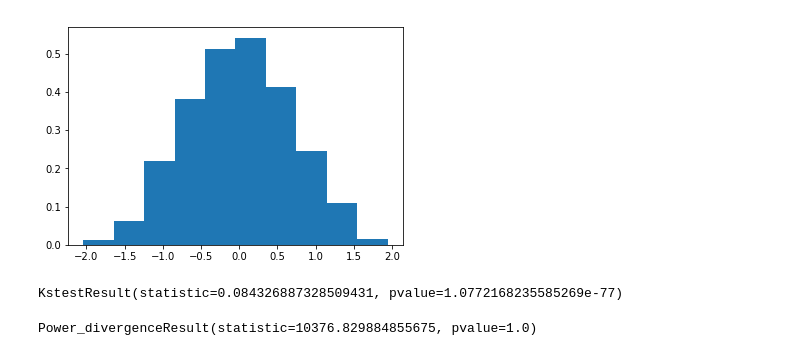
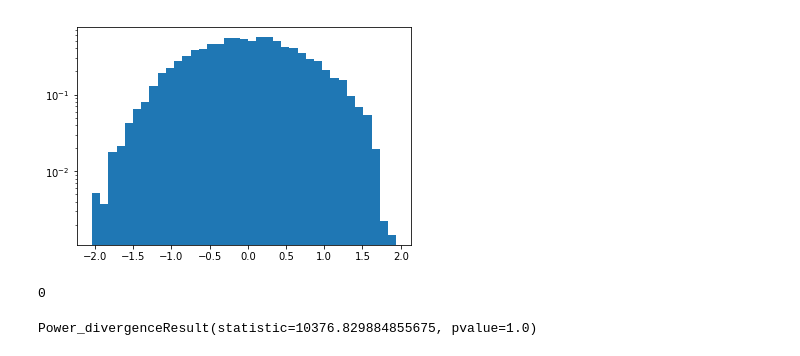
Before and after one commit to myjupyter/MS_SEM, a Jupyter notebook: RK2.ipynb, the cells around one changed output. Saved outputs shown, nothing was run; the diff lists cells and outputs as text; code cells hidden in the pictures.

```diff
--- a/RK2.ipynb
+++ b/RK2.ipynb
@@ -7,6 +7,7 @@ from scipy.stats import norm
 import  scipy.stats as stat
 
 XY = pd.read_table('Vect6017XY.dat', delimiter='    ', names = ['X','Y'])
+big_fig = lambda x: int(np.sqrt(len(x))/3)
 # %%
 plt.figure(dpi = 150)
 plt.plot(XY['X'],XY['Y'],'o', markersize = 0.5)
@@ -89,12 +121,8 @@ plt.hist(XY['X'], normed=True)
 # %%
 n_E = np.array(XY['X']) - XX
-v = plt.hist(n_E, normed=True)
+v = plt.hist(n_E, bins=big_fig(n_E), log=True,normed=True)
 p = v[0]
 x = v[1]
 plt.show()
 # %% [output]
-[figure, old version]
+[figure, new version]
-# %%
-stat.kstest(n_E, 'norm')
-# %% [output]
-KstestResult(statistic=0.084326887328509431, pvalue=1.0772168235585269e-77)
@@ -100,0 +132,4 @@ KstestResult(statistic=0.084326887328509431, pvalue=1.0772168235585269e-77)
+# %%
+len(p_val[p_val >= 0.95])
+# %% [output]
+0
```
Also changed, not shown: parts of 16 cells of this notebook.
